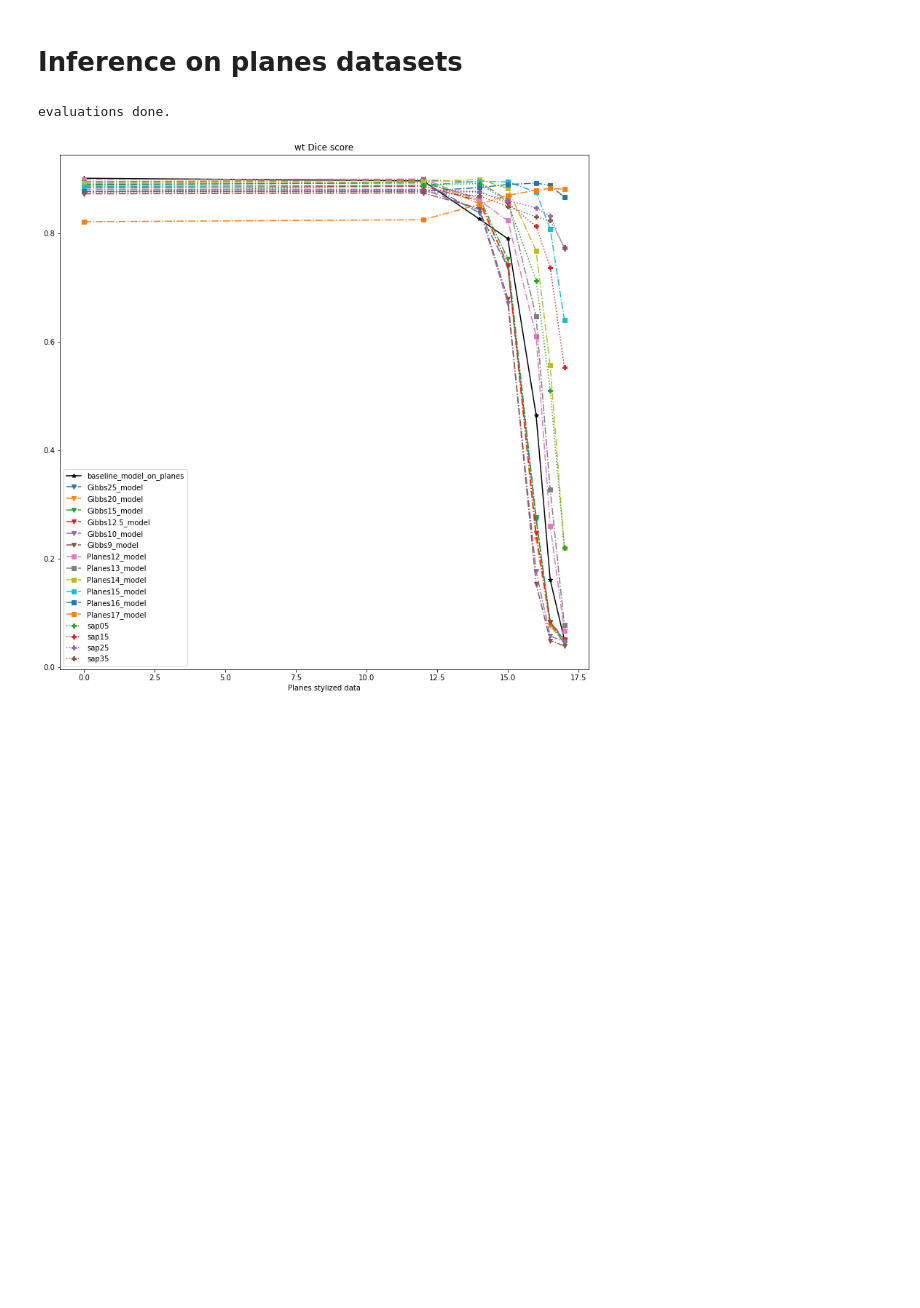
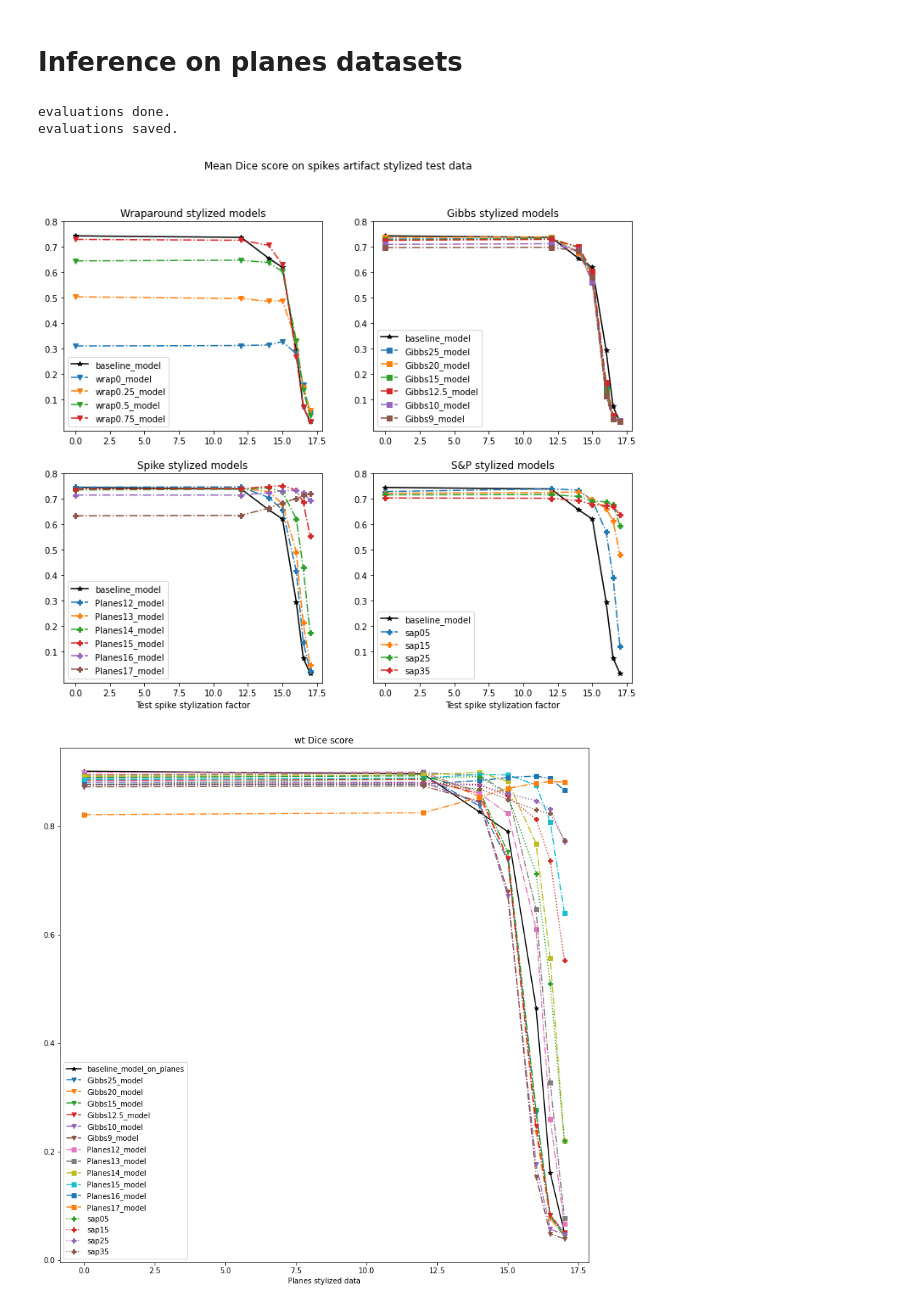
Before and after one commit to yanielc/medical-vision-textural-bias, a Jupyter notebook: 20_results/80_common_evaluations/70_evaluations_on_planes/comparison_on_planes.ipynb, the cells around one changed output. Cells and saved outputs as stored; diff of their text form; code cells hidden in the pictures; blank space fills up the shorter version.

```diff
--- a/20_results/80_common_evaluations/70_evaluations_on_planes/comparison_on_planes.ipynb
+++ b/20_results/80_common_evaluations/70_evaluations_on_planes/comparison_on_planes.ipynb
@@ -210,7 +209,12 @@ eval_list = [baseline,
              sap15,
              sap25,
              sap35,
+             wrap0,
+             wrap0p25,
+             wrap0p5,
+             wrap0p75
             ]
+
 
 for name, dl in planes_dataloaders:
     for model in eval_list:
@@ -220,8 +224,11 @@ print('evaluations done.')
 
 for model in eval_list:
     model.save()
+
+print('evaluations saved.')
 # %% [output]
 evaluations done.
+evaluations saved.
 # %%
 def plot_model_performance(gibbs_values:list, model_evals:list, metric:str, figsize:tuple = None, xlim:tuple=None, ylim:tuple=None, mark:str='-', c=None):
     '''
@@ -249,7 +256,7 @@ def plot_model_performance(gibbs_values:list, model_evals:list, metric:str, figs
             vals.append(dict(model.eval_dict)[k][metrics_map[metric]])
         plt.plot(gibbs_values,list(vals),mark,label=model.instance_name, c=c)
     plt.legend()
-    plt.xlabel('Planes stylized data')
+#     plt.xlabel('Planes stylized data')
     plt.title(metric+' Dice score')
     if xlim:
         plt.xlim(*xlim)
@@ -259,6 +266,7 @@ def plot_model_performance(gibbs_values:list, model_evals:list, metric:str, figs
 #     plt.show()
 # %%
 baseline_list = [baseline]
+
 gibbs_list =[gibbs25,
              gibbs20,
              gibbs15,
@@ -277,6 +285,45 @@ sap_list =  [sap05,
              sap15,
              sap25,
              sap35]
+
+wrap_list = [wrap0,
+            wrap0p25,
+            wrap0p5,
+            wrap0p75]
+# %%
+plt.figure(figsize=(12,10))
+
+plt.subplot(2,2,1)
+plot_model_performance([0, 12,14,15,16,16.5,17], baseline_list,'mean', mark = '-*', c='k' )
+plot_model_performance([0, 12,14,15,16,16.5,17], wrap_list,'mean', mark = '-.v' )
+plt.yticks(np.arange(.1,.9,.1))
+plt.title('Wraparound stylized models')
+
+plt.subplot(2,2,2)
+plot_model_performance([0, 12,14,15,16,16.5,17], baseline_list,'mean', mark = '-*', c='k' )
+plot_model_performance([0, 12,14,15,16,16.5,17], gibbs_list,'mean', mark = '-.s')
+plt.yticks(np.arange(.1,.9,.1))
+plt.title('Gibbs stylized models')
+
+plt.subplot(2,2,3)
+plot_model_performance([0, 12,14,15,16,16.5,17], baseline_list,'mean', mark = '-*', c='k' )
+plot_model_performance([0, 12,14,15,16,16.5,17], planes_list,'mean', mark = '-.P')
+plt.yticks(np.arange(.1,.9,.1))
+plt.title('Spike stylized models')
+plt.xlabel('Test spike stylization factor')
+
+plt.subplot(2,2,4)
+plot_model_performance([0, 12,14,15,16,16.5,17], baseline_list,'mean', mark = '-*', c='k' )
+plot_model_performance([0, 12,14,15,16,16.5,17], sap_list,'mean', mark = '-.P')
+plt.yticks(np.arange(.1,.9,.1))
+plt.title('S&P stylized models')
+plt.xlabel('Test spike stylization factor')
+
+plt.suptitle('Mean Dice score on spikes artifact stylized test data')
+plt.savefig('planes_test_MEAN.png')
+plt.show()
+# %% [output]
+[figure, added]
 # %%
 plt.figure(figsize=(13,13))
 plot_model_performance([0, 12,14,15,16,16.5,17],baseline_list,'wt', mark = '-*', c='k' )
```
Also changed, not shown: parts of 3 cells of this notebook, 24 other files.
